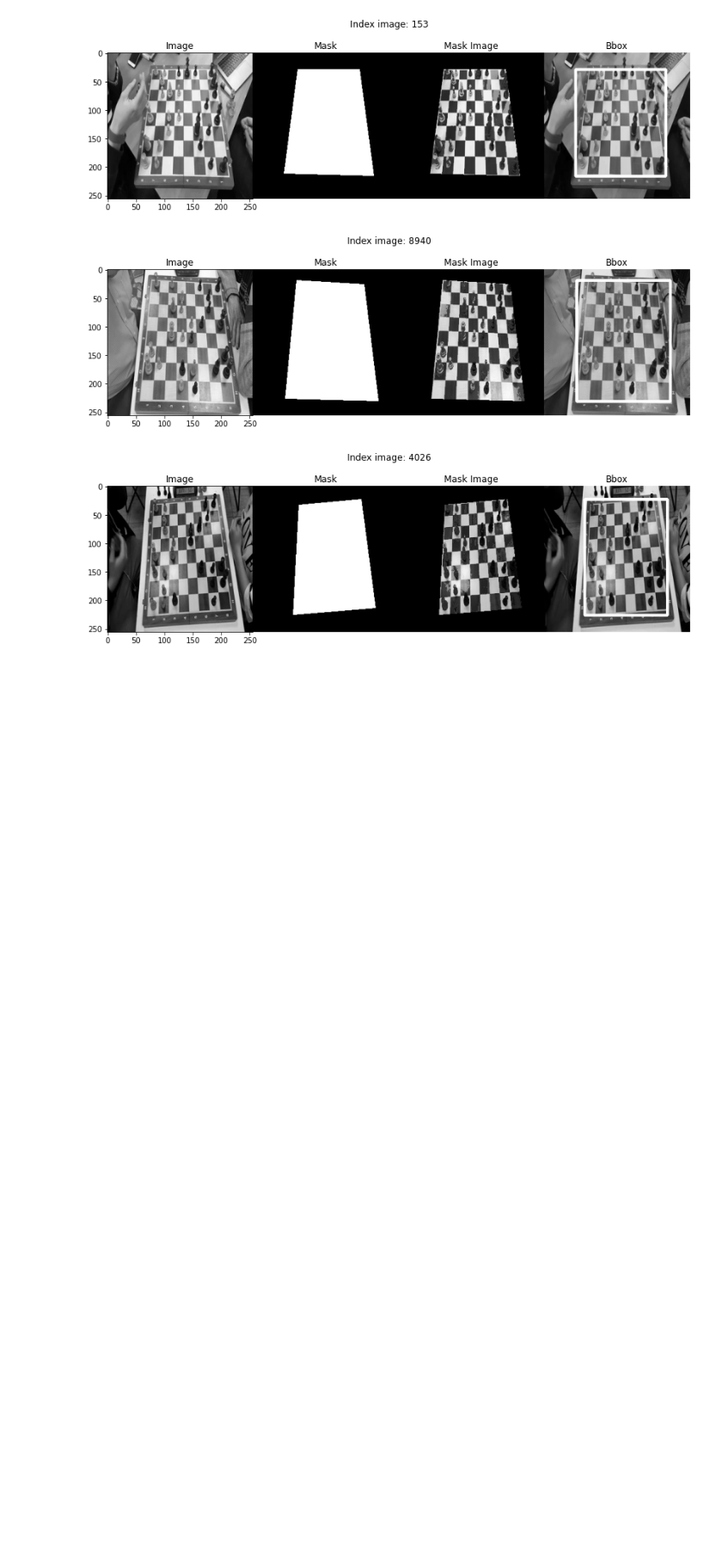
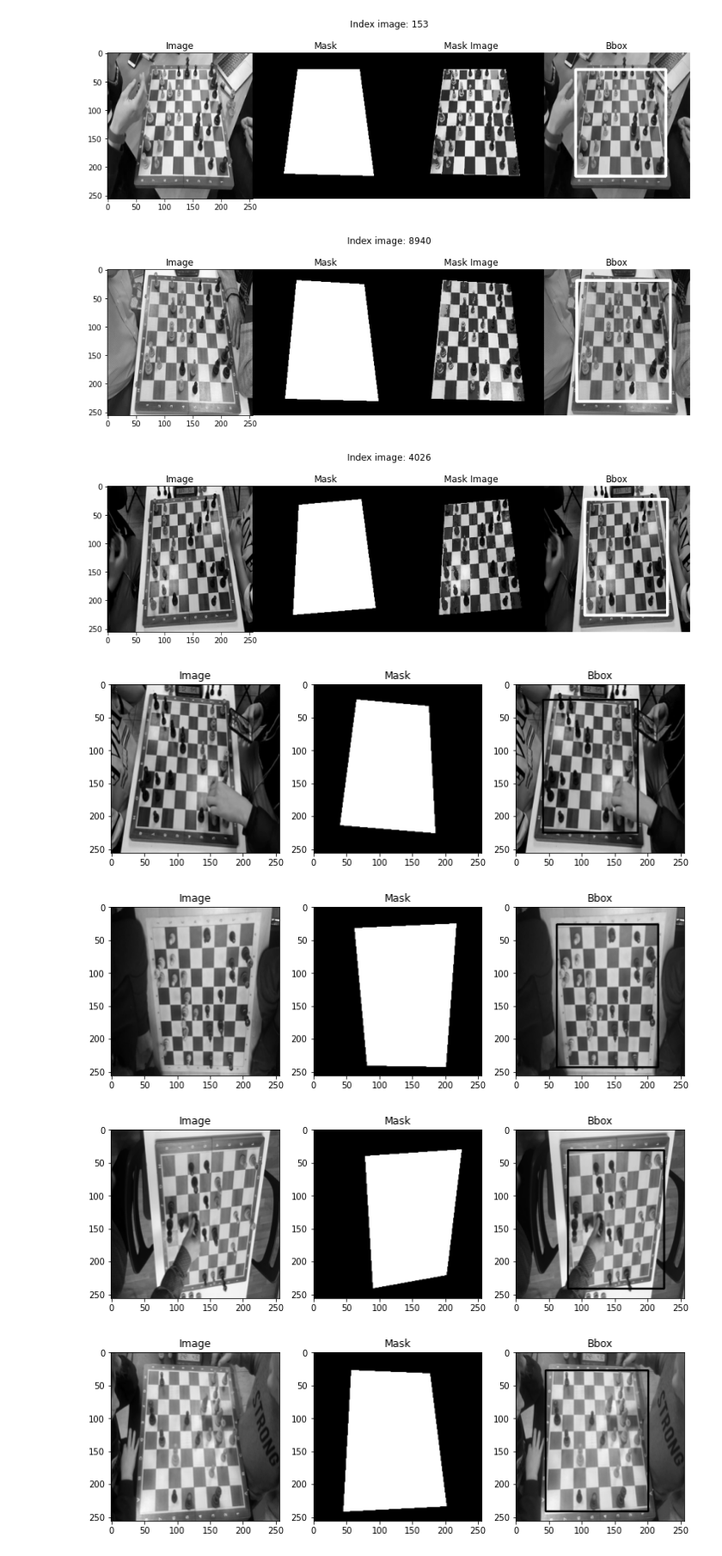
Before and after one commit to beifa/myte, a Jupyter notebook: chess_board.ipynb, the cells around one changed output. Shown at 86% size. Saved outputs shown, nothing was run; the diff lists cells and outputs as text; code cells hidden in the pictures; blank space fills up the shorter version.

```diff
--- a/chess_board.ipynb
+++ b/chess_board.ipynb
@@ -86,0 +197,31 @@ for _ in range(5):
+# %%
+for _ in range(2):
+    image, target = next(iter(data_loader_mask))
+    for i, d in enumerate(target):
+        fig, (ax1, ax2, ax3) = plt.subplots(1, 3, figsize = (12, 5))
+        box = d['boxes'].cpu().numpy() * 256
+        mask = d['masks'].cpu().numpy()
+        im = image[i].cpu().numpy()
+        im  = np.transpose((im * 255).astype(np.uint8), (1,2,0))
+        im = np.squeeze(im)
+        mask = np.squeeze(mask)
+
+        im_ori = im.copy()
+        for bx in box:
+            cv2.rectangle(
+            im,
+            (int(bx[0]), int(bx[1])),
+            (int(bx[2]), int(bx[3])),
+            (0,0,0), 2
+            )
+        ax1.imshow(im_ori, cmap='gray')
+        ax1.set_title('Image')
+        ax2.imshow(mask, cmap='gray')
+        ax2.set_title('Mask')
+        ax3.imshow(im, cmap='gray')
+        ax3.set_title('Bbox')
+# %% [output]
+[figure, added]
+[figure, added]
+[figure, added]
+[figure, added]
```
Also changed, not shown: parts of 5 cells of this notebook.
